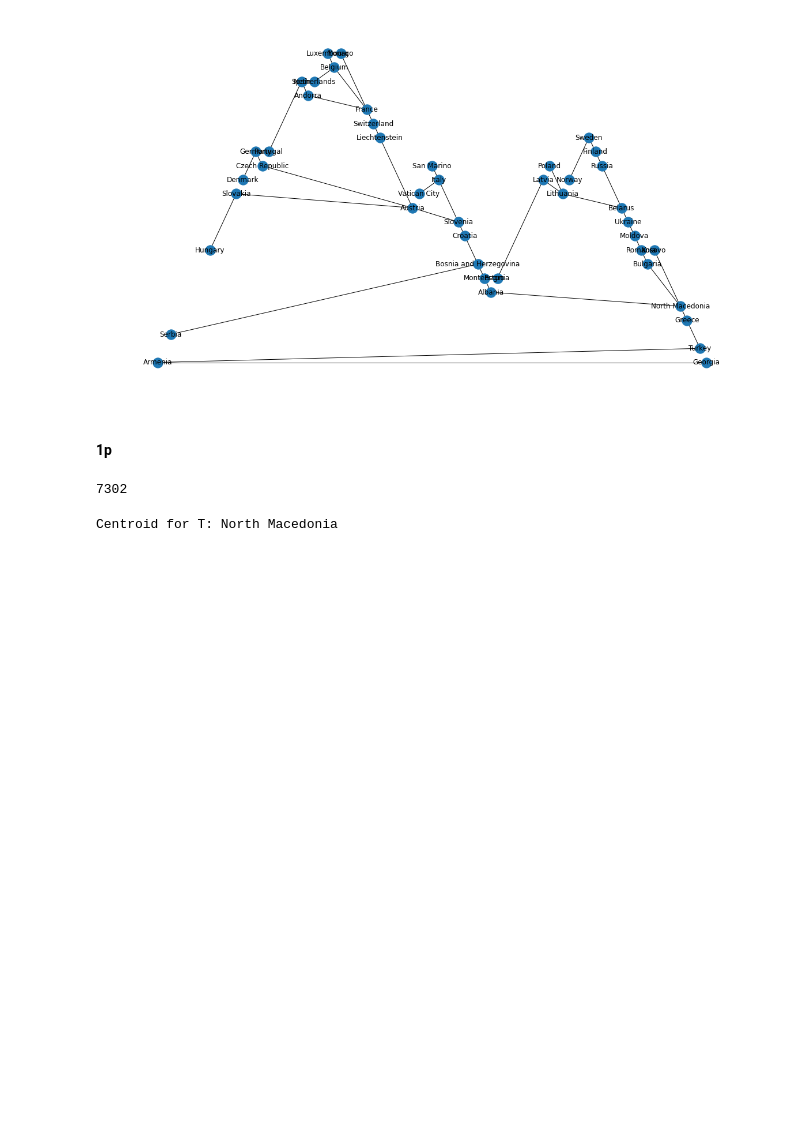
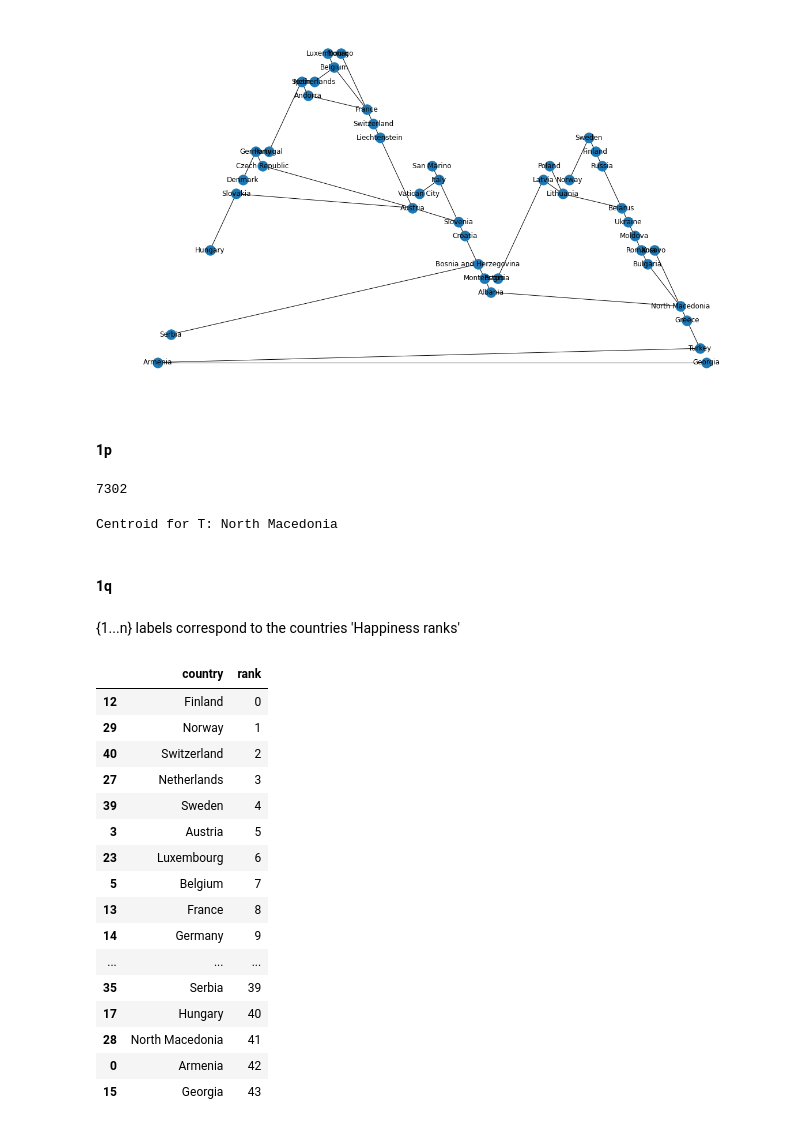
Before and after one commit to GoldenGarr/Graph-Theory-HW-5, a Jupyter notebook: hw5.ipynb, the cells around one changed output. Saved outputs shown, nothing was run; the diff lists cells and outputs as text; code cells hidden in the pictures; blank space fills up the shorter version.

```diff
--- a/hw5.ipynb
+++ b/hw5.ipynb
@@ -556,3 +553,7 @@ for i in range(len(vertex_weights)):
 print('Centroid for T:', list(T.nodes())[country_index])
 # %% [output]
 Centroid for T: North Macedonia
+# %% [markdown]
+#### 1q
+# %% [markdown]
+{1...n} labels correspond to the countries 'Happiness ranks'
@@ -558,0 +570,30 @@ Centroid for T: North Macedonia
+# %%
+T_happiness_df = happiness_df.merge(T_countries, how='right')
+# Fill the missing values with median
+T_happiness_df = T_happiness_df.fillna(T_happiness_df['Happiness'] \
+                                       .median())
+
+T_happiness_df['rank'] = T_happiness_df['Happiness'] \
+                             .rank(method='first', ascending=False) - 1
+T_happiness_df['rank'] = T_happiness_df['rank'].map(int)
+T_happiness_df = T_happiness_df.drop(columns=['Happiness'], axis=1) \
+                                        .sort_values(by='rank')
+T_happiness_df
+# %% [output]
+|  | country | rank |
+| 12 | Finland | 0 |
+| 29 | Norway | 1 |
+| 40 | Switzerland | 2 |
+| 27 | Netherlands | 3 |
+| 39 | Sweden | 4 |
+| 3 | Austria | 5 |
+| 23 | Luxembourg | 6 |
+| 5 | Belgium | 7 |
+| 13 | France | 8 |
+| 14 | Germany | 9 |
+| ... | ... | ... |
+| 35 | Serbia | 39 |
+| 17 | Hungary | 40 |
+| 28 | North Macedonia | 41 |
+| 0 | Armenia | 42 |
+| 15 | Georgia | 43 |
```
Also changed, not shown: parts of 18 cells of this notebook.
